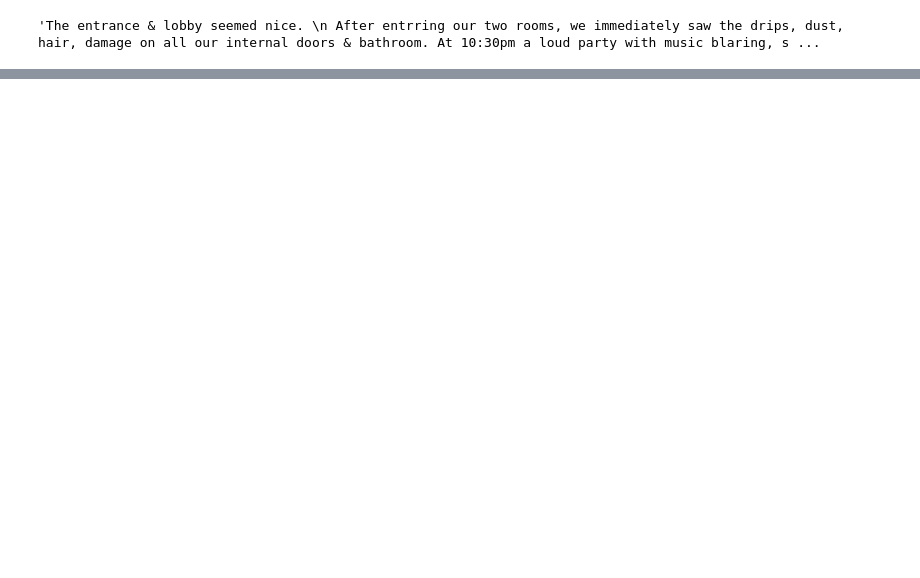
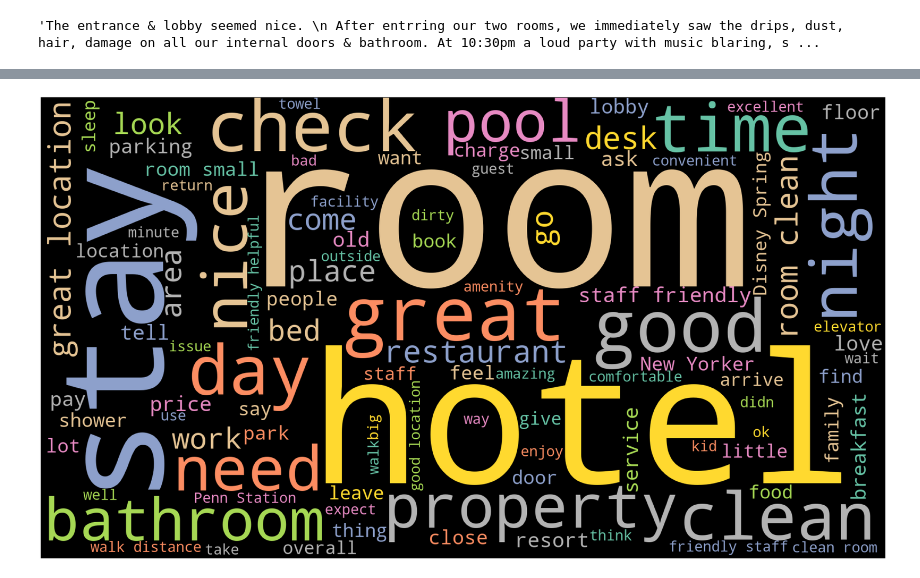
Before and after one commit to piyumaha12/Clootrack_assignment, a Jupyter notebook: exploration.ipynb, the cells around one changed output, grey strips where cells are left out. Cells and saved outputs as stored; diff of their text form; code cells hidden in the pictures; blank space fills up the shorter version.

```diff
--- a/exploration.ipynb
+++ b/exploration.ipynb
@@ -656,0 +715,3 @@ data_2.Review[4241]
+# %%
+list_of_reviews = data_2.lemmatized.to_list()
+string_of_reviews = ' '.join(list_of_reviews)
@@ -656,0 +731,13 @@ data_2.Review[4241]
+# %%
+def plot_cloud(wordcloud):
+    plt.figure(figsize = (40,30))
+    plt.imshow(wordcloud)
+    plt.axis('off')
+# %%
+wordcloud = WordCloud(width = 1980, height = 1080,
+                      background_color='black', max_words=100,
+                      colormap='Set2').generate(string_of_reviews)
+# Plot
+plot_cloud(wordcloud)
+# %% [output]
+[figure, added]
```
Also changed, not shown: parts of 27 cells of this notebook.
